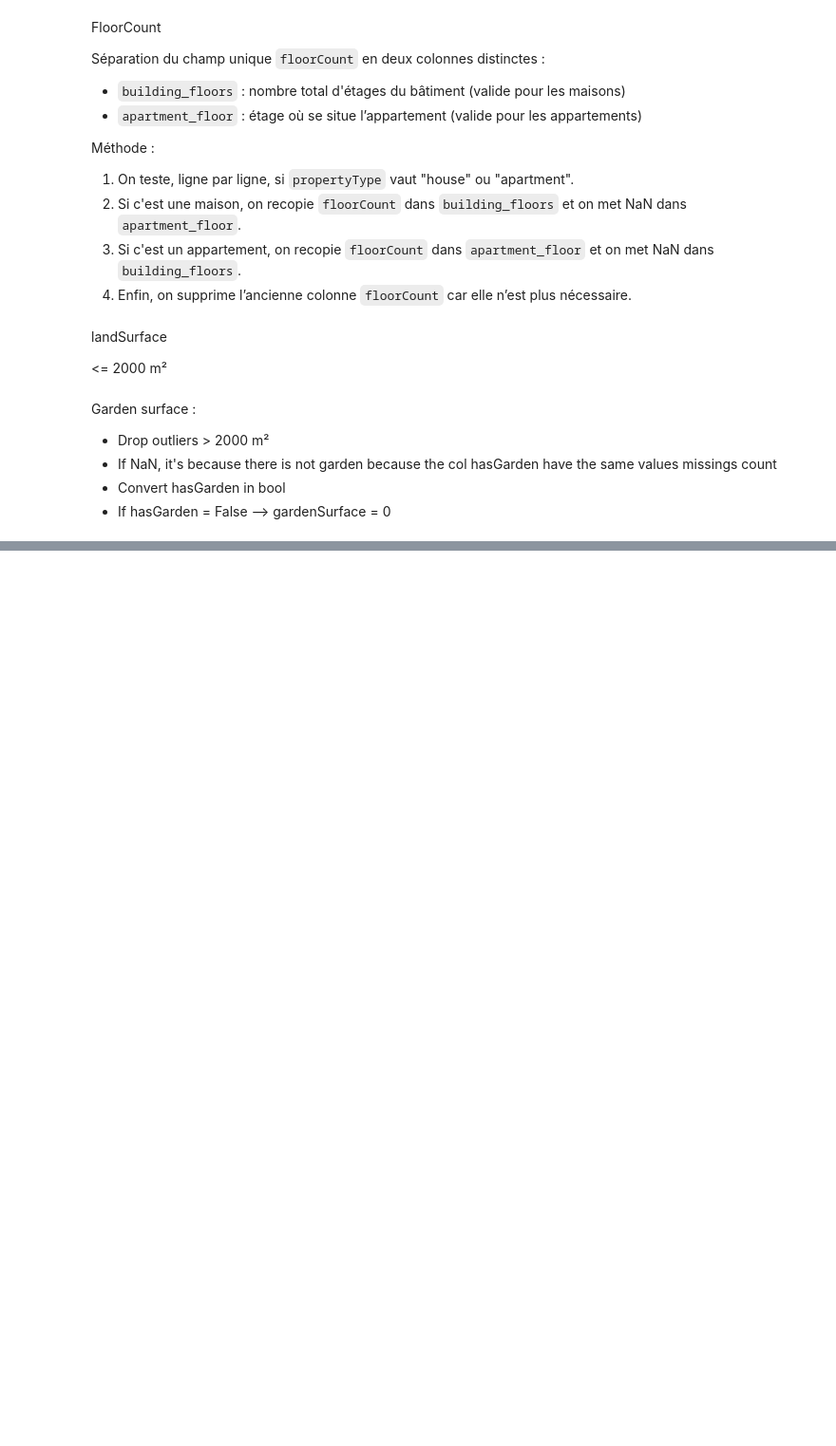
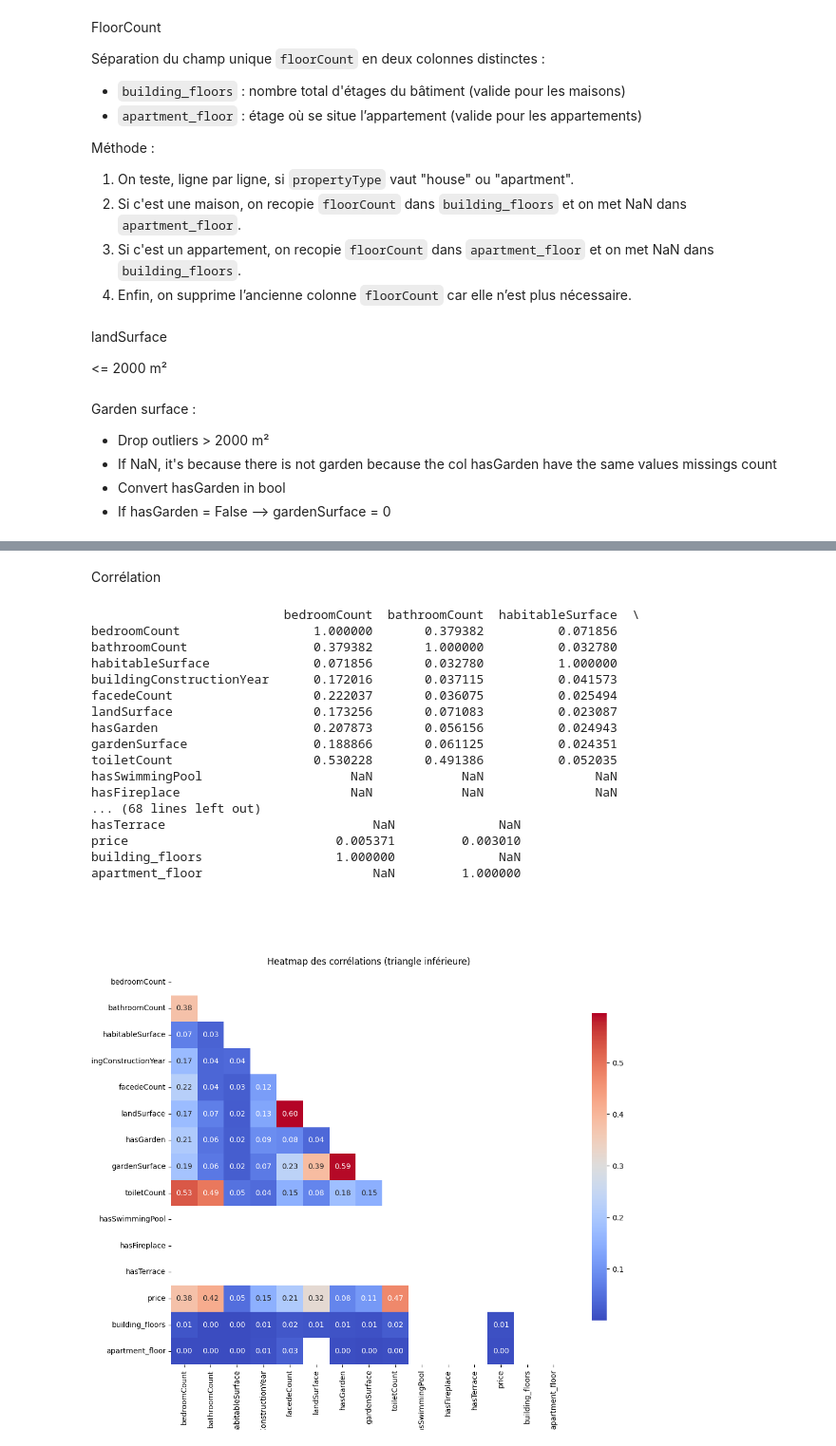
Before and after one commit to becodeorg/immo-eliza-machine-learning-Linwe-e, a Jupyter notebook: preprocess_code_better.ipynb, the cells around one changed output, grey strips where cells are left out. Shown: that part at 95% size. Drawn from its saved outputs; the diff is of its cells as text; code cells hidden in the pictures; blank space fills up the shorter version.

```diff
--- a/preprocess_code_better.ipynb
+++ b/preprocess_code_better.ipynb
@@ -213,0 +205,4 @@ bool
+# %%
+df = df[
+    (df["toiletCount"] <= 3) | df["toiletCount"].isna()
+]
@@ -213,0 +212,4 @@ bool
+# %%
+df = df[
+    (df["price"] <= 1000000) | df["price"].isna()
+]
@@ -213,0 +337,4 @@ bool
+# %%
+df = df.convert_dtypes()
+
+df.dtypes
@@ -213,0 +359,8 @@ bool
+# %%
+# postCode to str / treat it as an identifier/category, not as a number
+
+df["postCode"] = df["postCode"].astype("string")
+
+df.dtypes
+
+# epcScore --> Int64
@@ -213,0 +394,41 @@ bool
+# %% [markdown]
+Corrélation
+# %%
+corr_matrix = df.corr(numeric_only=True).abs()
+print(corr_matrix)
+
+
+# masque la triangle supérieure
+mask = np.triu(np.ones_like(corr_matrix, dtype=bool))
+
+plt.figure(figsize=(12, 10))
+sns.heatmap(
+    corr_matrix,
+    mask=mask,
+    annot=True,
+    fmt=".2f",
+    cmap="coolwarm",
+    square=True,
+    cbar_kws={"shrink": .75}
+)
+plt.title("Heatmap des corrélations (triangle inférieure)")
+plt.show()
+# %% [output]
+                          bedroomCount  bathroomCount  habitableSurface  \
+bedroomCount                  1.000000       0.379382          0.071856
+bathroomCount                 0.379382       1.000000          0.032780
+habitableSurface              0.071856       0.032780          1.000000
+buildingConstructionYear      0.172016       0.037115          0.041573
+facedeCount                   0.222037       0.036075          0.025494
+landSurface                   0.173256       0.071083          0.023087
+hasGarden                     0.207873       0.056156          0.024943
+gardenSurface                 0.188866       0.061125          0.024351
+toiletCount                   0.530228       0.491386          0.052035
+hasSwimmingPool                    NaN            NaN               NaN
+hasFireplace                       NaN            NaN               NaN
+... (68 lines left out)
+hasTerrace                            NaN              NaN
+price                            0.005371         0.003010
+building_floors                  1.000000              NaN
+apartment_floor                       NaN         1.000000
+[figure, added]
```
Also changed, not shown: parts of 14 cells of this notebook.
